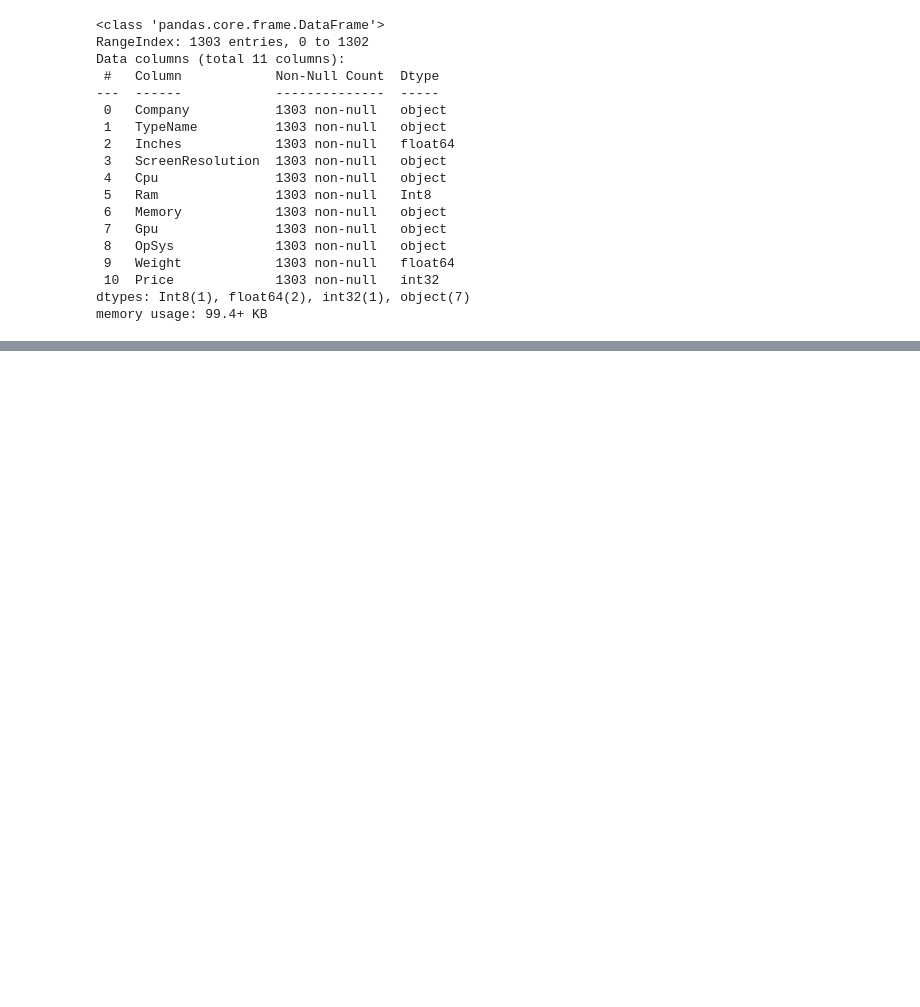
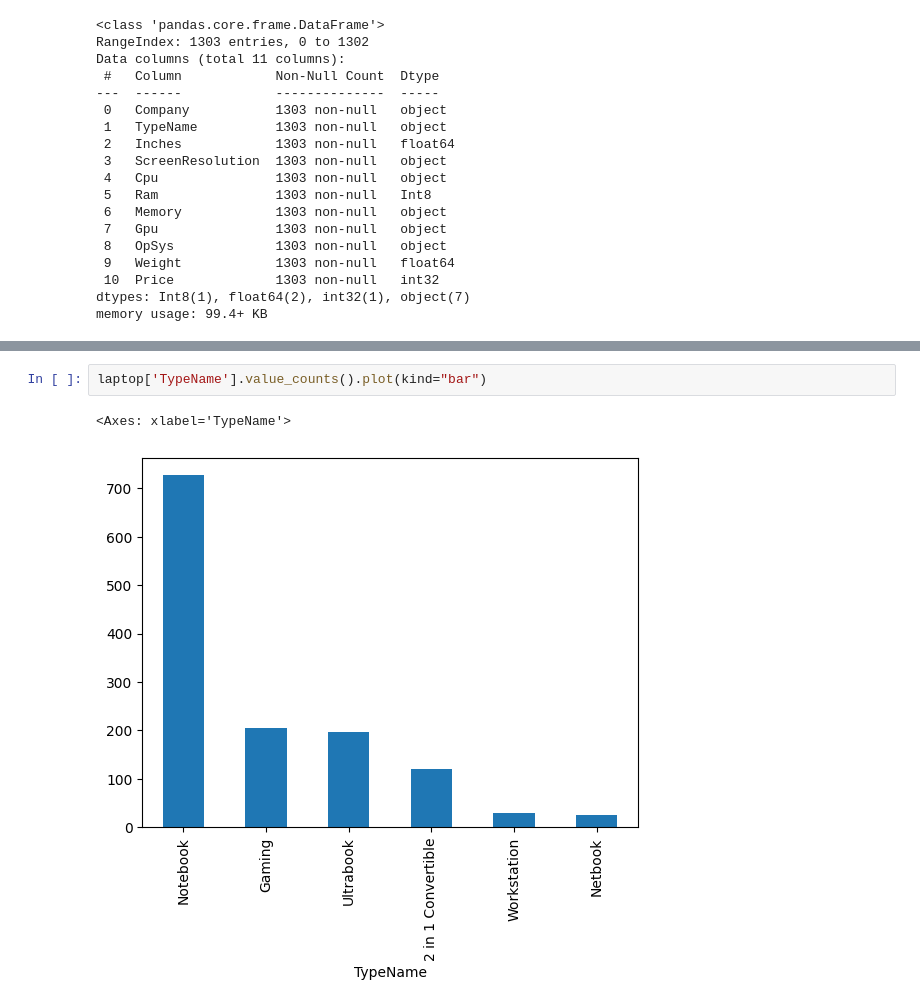
Before and after one commit to mukund-gpt/Laptop-Price-Predictor, a Jupyter notebook: laptop.ipynb, the cells around one changed output, grey strips where cells are left out. Cells and saved outputs as stored; diff of their text form; blank space fills up the shorter version.

```diff
--- a/laptop.ipynb
+++ b/laptop.ipynb
@@ -91,0 +103,5 @@ NameError: name 'laptop' is not defined
+# %%
+laptop['TypeName'].value_counts().plot(kind="bar")
+# %% [output]
+<Axes: xlabel='TypeName'>
+[figure, added]
```
Also changed, not shown: parts of 38 cells of this notebook.
